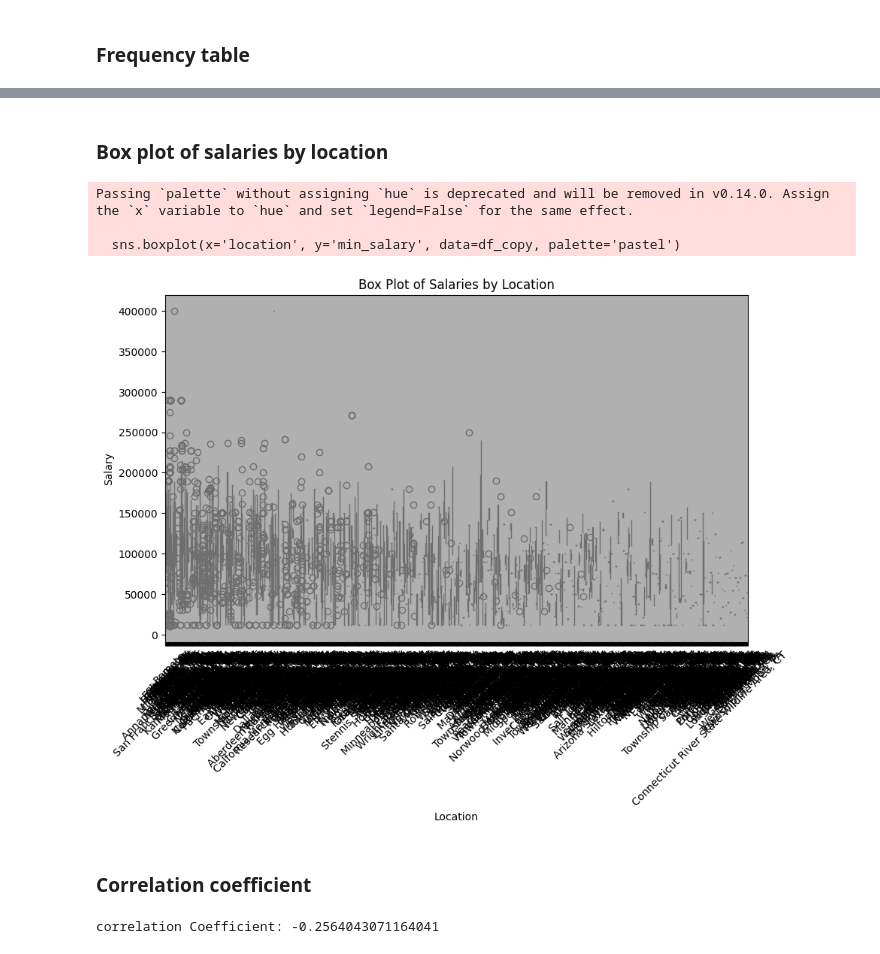
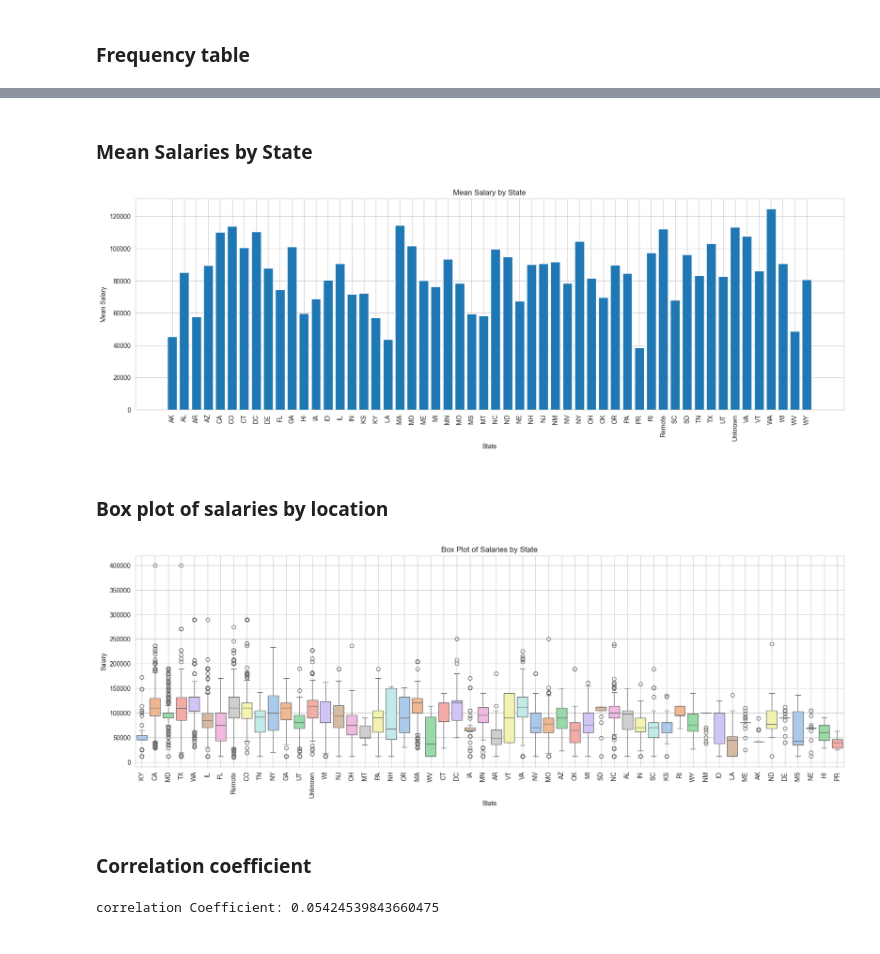
Before and after one commit to svkorepanov/aeds_sg3_salaries, a Jupyter notebook: ADES_WG3_assignment.ipynb, the cells around one changed output, grey strips where cells are left out. Saved outputs shown, nothing was run; the diff lists cells and outputs as text; code cells hidden in the pictures.

```diff
--- a/ADES_WG3_assignment.ipynb
+++ b/ADES_WG3_assignment.ipynb
@@ -233,3 +235,18 @@ dataframe
+# %%
+# Function to extract state abbreviation from location
+def extract_state(location):
+    if location.lower() == 'remote':
+        return 'Remote'
+    else:
+        match = re.search(r',\s*([A-Z]{2})$', location)
+        if match:
+            return match.group(1)
+        else:
+            return 'Unknown'
+
+# Apply the function to create a new column 'state'
+
+dataframe.loc[:,'state'] = dataframe['location'].apply(extract_state)
 # %% [markdown]
 ## Descriptive analysis
 # %%
@@ -331,31 +348,45 @@ min_salary
 (402000.0, 451000.0]       1
 (451000.0, 500000.0]       1
 Name: count, dtype: int64
+# %% [markdown]
+### Mean Salaries by State
+# %%
+mean_salaries = df_copy.groupby('state')['min_salary'].mean()
+
+# Create a bar chart
+plt.figure(figsize=(20, 6))
+plt.bar(mean_salaries.index, mean_salaries.values)
+
+plt.xlabel('State')
+plt.ylabel('Mean Salary')
+plt.title('Mean Salary by State')
+plt.xticks(rotation=90)
+
+plt.show()
+# %% [output]
+[figure, added]
 # %% [markdown]
 ### Box plot of salaries by location
 # %%
-plt.figure(figsize=(10, 6))
-sns.boxplot(x='location', y='min_salary', data=df_copy, palette='pastel')
-plt.title('Box Plot of Salaries by Location')
-plt.xlabel('Location')
+plt.figure(figsize=(20, 6))
+sns.boxplot(x='state', y='min_salary', data=df_copy, palette='pastel', hue='state')
+plt.title('Box Plot of Salaries by State')
+plt.xlabel('State')
 plt.ylabel('Salary')
-plt.xticks(rotation=45)
+plt.xticks(rotation=90)
 plt.grid(True)
 plt.show()
 # %% [output]
-Passing `palette` without assigning `hue` is deprecated and will be removed in v0.14.0. Assign the `x` variable to `hue` and set `legend=False` for the same effect.
-
-  sns.boxplot(x='location', y='min_salary', data=df_copy, palette='pastel')
-[figure, old version]
+[figure, new version]
 # %% [markdown]
 ### Correlation coefficient
 # %%
 location_mapping = {location: i for i, location in enumerate(df_copy['location'].unique())}
-df_copy['location_encoded'] = df_copy['location'].map(location_mapping)
+df_copy['location_encoded'] = df_copy['location'].astype('category').cat.codes
 
 # Compute correlation coefficient
 correlation_coefficient = df_copy['min_salary'].corr(df_copy['location_encoded'])
 
 print("correlation Coefficient:", correlation_coefficient)
 # %% [output]
-correlation Coefficient: -0.2564043071164041
+correlation Coefficient: 0.05424539843660475
```
Also changed, not shown: parts of 3 cells of this notebook.
